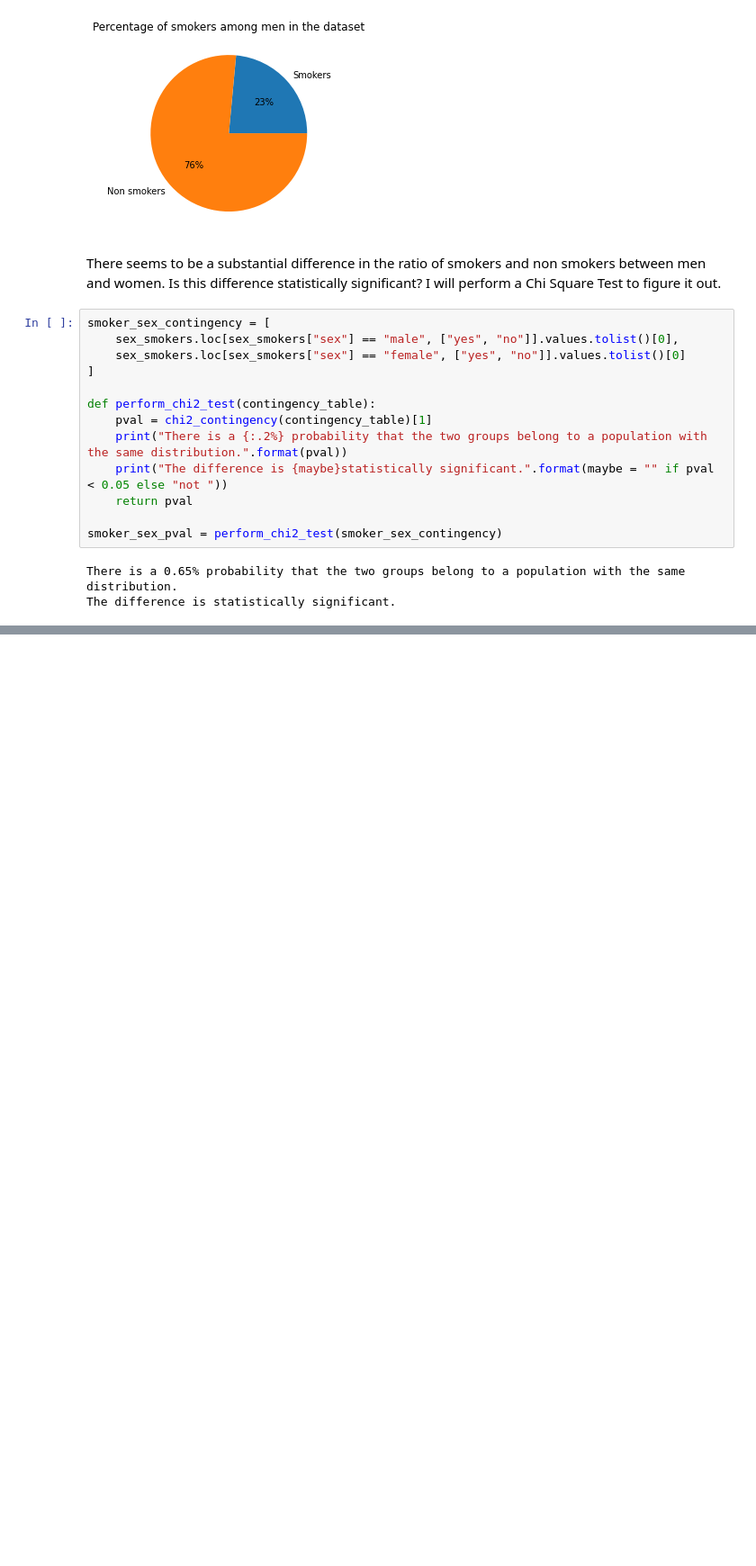
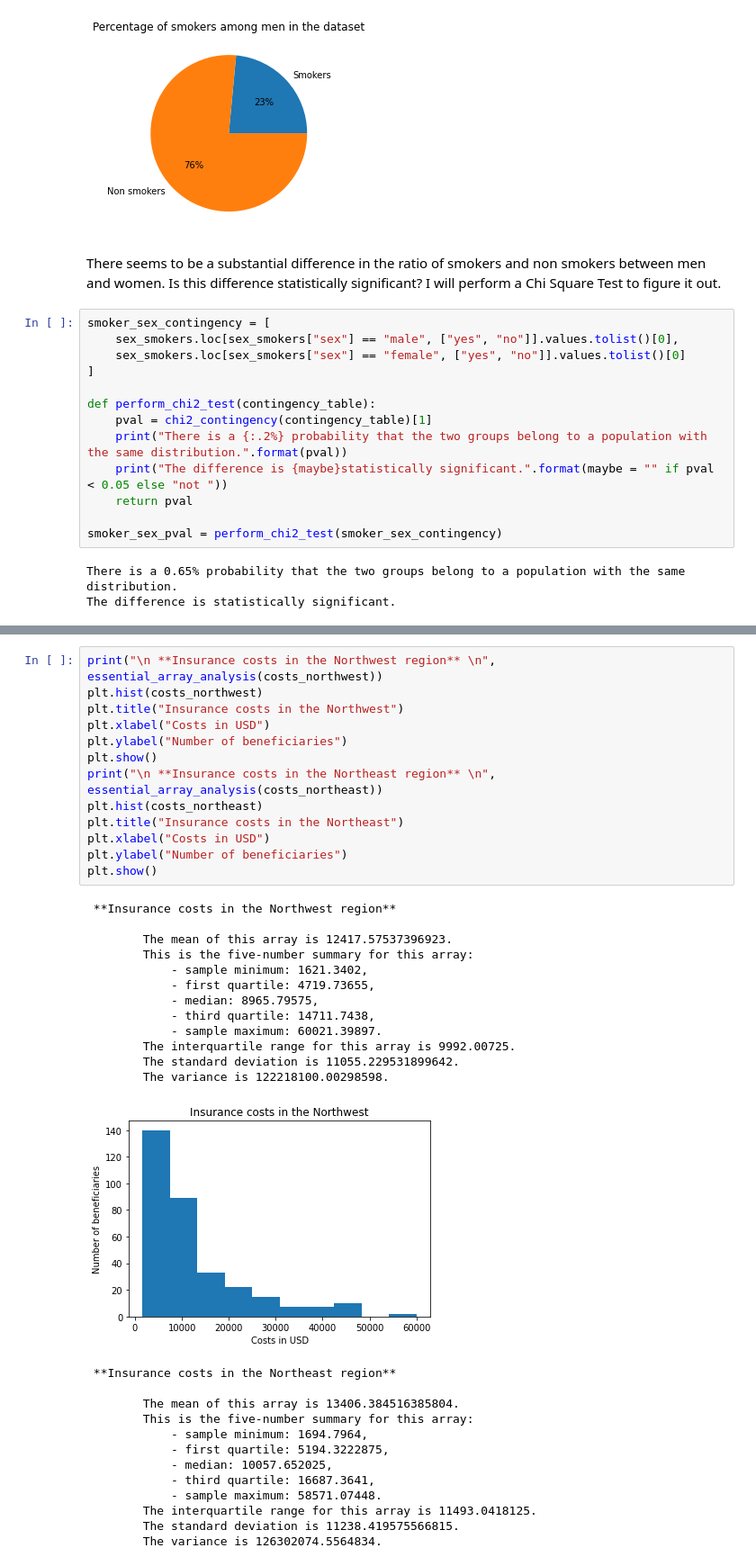
Before and after one commit to gesaretto/notebooks, a Jupyter notebook: medical_insurance_costs_project/us-medical-insurance-costs.ipynb, the cells around one changed output, grey strips where cells are left out. Shown: that part at 90% size. Cells and saved outputs as stored; diff of their text form; blank space fills up the shorter version.

```diff
--- a/medical_insurance_costs_project/us-medical-insurance-costs.ipynb
+++ b/medical_insurance_costs_project/us-medical-insurance-costs.ipynb
@@ -391,0 +479,39 @@ The difference is statistically significant.
+# %%
+print("\n **Insurance costs in the Northwest region** \n", essential_array_analysis(costs_northwest))
+plt.hist(costs_northwest)
+plt.title("Insurance costs in the Northwest")
+plt.xlabel("Costs in USD")
+plt.ylabel("Number of beneficiaries")
+plt.show()
+print("\n **Insurance costs in the Northeast region** \n", essential_array_analysis(costs_northeast))
+plt.hist(costs_northeast)
+plt.title("Insurance costs in the Northeast")
+plt.xlabel("Costs in USD")
+plt.ylabel("Number of beneficiaries")
+plt.show()
+# %% [output]
+ **Insurance costs in the Northwest region**
+
+        The mean of this array is 12417.57537396923.
+        This is the five-number summary for this array:
+            - sample minimum: 1621.3402,
+            - first quartile: 4719.73655,
+            - median: 8965.79575,
+            - third quartile: 14711.7438,
+            - sample maximum: 60021.39897.
+        The interquartile range for this array is 9992.00725.
+        The standard deviation is 11055.229531899642.
+        The variance is 122218100.00298598.
+[figure, added]
+ **Insurance costs in the Northeast region**
+
+        The mean of this array is 13406.384516385804.
+        This is the five-number summary for this array:
+            - sample minimum: 1694.7964,
+            - first quartile: 5194.3222875,
+            - median: 10057.652025,
+            - third quartile: 16687.3641,
+            - sample maximum: 58571.07448.
+        The interquartile range for this array is 11493.0418125.
+        The standard deviation is 11238.419575566815.
+        The variance is 126302074.5564834.
```
Also changed, not shown: parts of 11 cells of this notebook.
